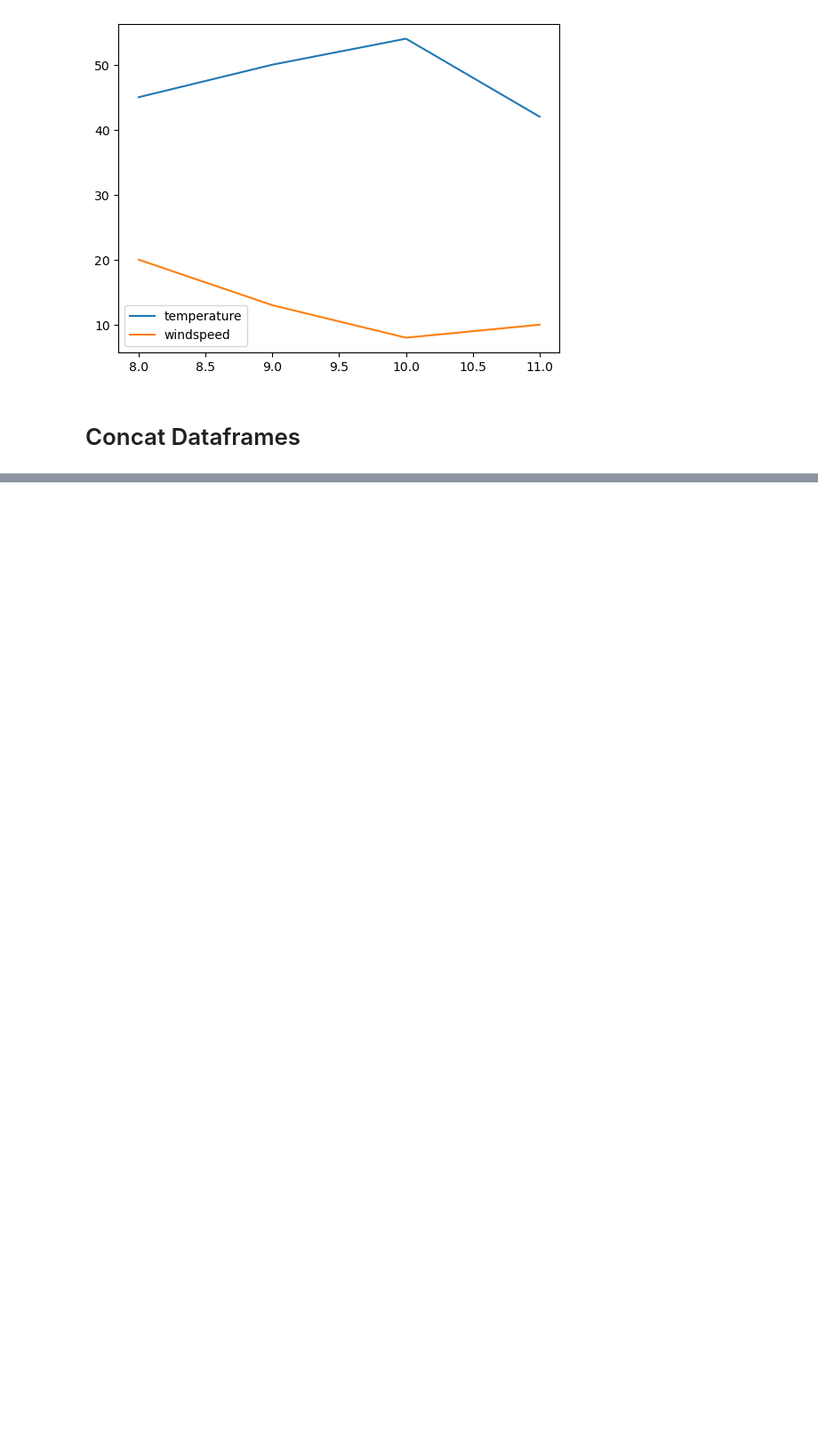
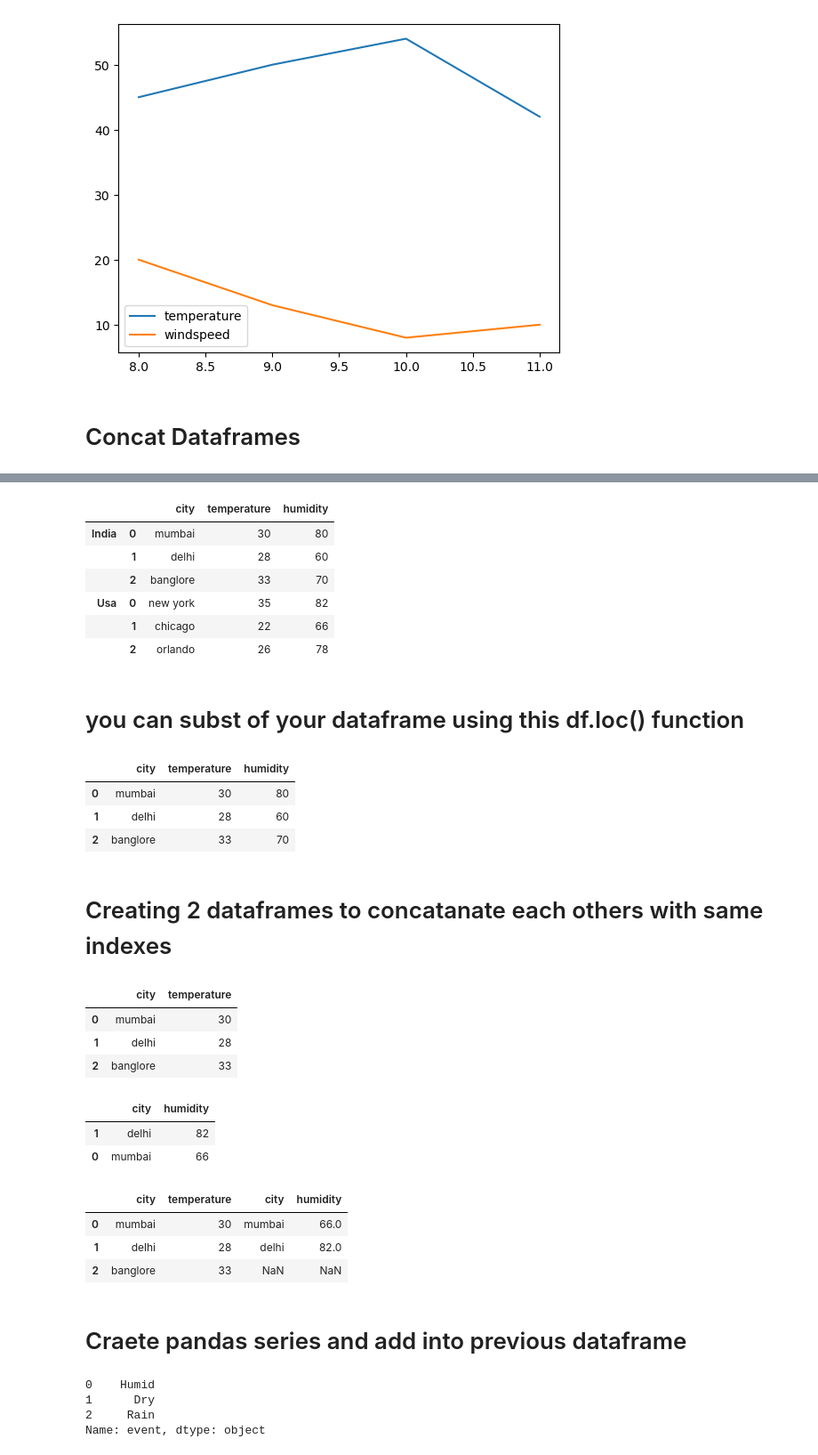
Before and after one commit to ChavinduDulaj/Pandas-Foundation-For-Beginners, a Jupyter notebook: Groupby function and Concat dataframe.ipynb, the cells around one changed output, grey strips where cells are left out. Shown at 89% size. Cells and saved outputs as stored; diff of their text form; code cells hidden in the pictures; blank space fills up the shorter version.

Commit message:
Used Concat function to improve the skills of concate two dataframes.

```diff
--- a/Groupby function and Concat dataframe.ipynb
+++ b/Groupby function and Concat dataframe.ipynb
@@ -95,3 +95,11 @@ dtype: object
 [figure]
 # %% [markdown]
 # Concat Dataframes
+# %%
+import pandas as pf
+india_weather = pd.DataFrame({
+    "city": ["mumbai","delhi","banglore"],
+    "temperature" : [30,28,33],
+    "humidity": [80,60,70]
+})
+india_weather
@@ -97,0 +111,8 @@ dtype: object
+# %%
+
+usa_weather = pd.DataFrame({
+    "city": ["new york","chicago","orlando"],
+    "temperature" : [35,22,26],
+    "humidity": [82,66,78]
+})
+usa_weather
@@ -97,0 +148,62 @@ dtype: object
+# %%
+df=pd.concat([india_weather,usa_weather],keys = ["India","Usa"])
+
+df
+# %% [output]
+|  |  | city | temperature | humidity |
+| India | 0 | mumbai | 30 | 80 |
+|  | 1 | delhi | 28 | 60 |
+|  | 2 | banglore | 33 | 70 |
+| Usa | 0 | new york | 35 | 82 |
+|  | 1 | chicago | 22 | 66 |
+|  | 2 | orlando | 26 | 78 |
+# %% [markdown]
+# you can subst of your dataframe using this df.loc() function
+# %%
+df.loc["India"]
+# %% [output]
+|  | city | temperature | humidity |
+| 0 | mumbai | 30 | 80 |
+| 1 | delhi | 28 | 60 |
+| 2 | banglore | 33 | 70 |
+# %% [markdown]
+# Creating 2 dataframes to concatanate each others with same indexes
+# %%
+temperature_df = pd.DataFrame({
+    "city": ["mumbai","delhi","banglore"],
+    "temperature" : [30,28,33],
+}, index=[0,1,2])
+temperature_df
+# %% [output]
+|  | city | temperature |
+| 0 | mumbai | 30 |
+| 1 | delhi | 28 |
+| 2 | banglore | 33 |
+# %%
+humidity_df = pd.DataFrame({
+    "city": ["delhi","mumbai"],
+    "humidity": [82,66]
+},index=[1,0])
+humidity_df
+# %% [output]
+|  | city | humidity |
+| 1 | delhi | 82 |
+| 0 | mumbai | 66 |
+# %%
+df = pd.concat([temperature_df,humidity_df], axis = 1)
+df
+# %% [output]
+|  | city | temperature | city | humidity |
+| 0 | mumbai | 30 | mumbai | 66.0 |
+| 1 | delhi | 28 | delhi | 82.0 |
+| 2 | banglore | 33 | NaN | NaN |
+# %% [markdown]
+# Craete pandas series and add into previous dataframe
+# %%
+s = pd.Series(["Humid","Dry","Rain"], name= "event")
+s
+# %% [output]
+0    Humid
+1      Dry
+2     Rain
+Name: event, dtype: object
```
Also changed, not shown: parts of 6 cells of this notebook.
